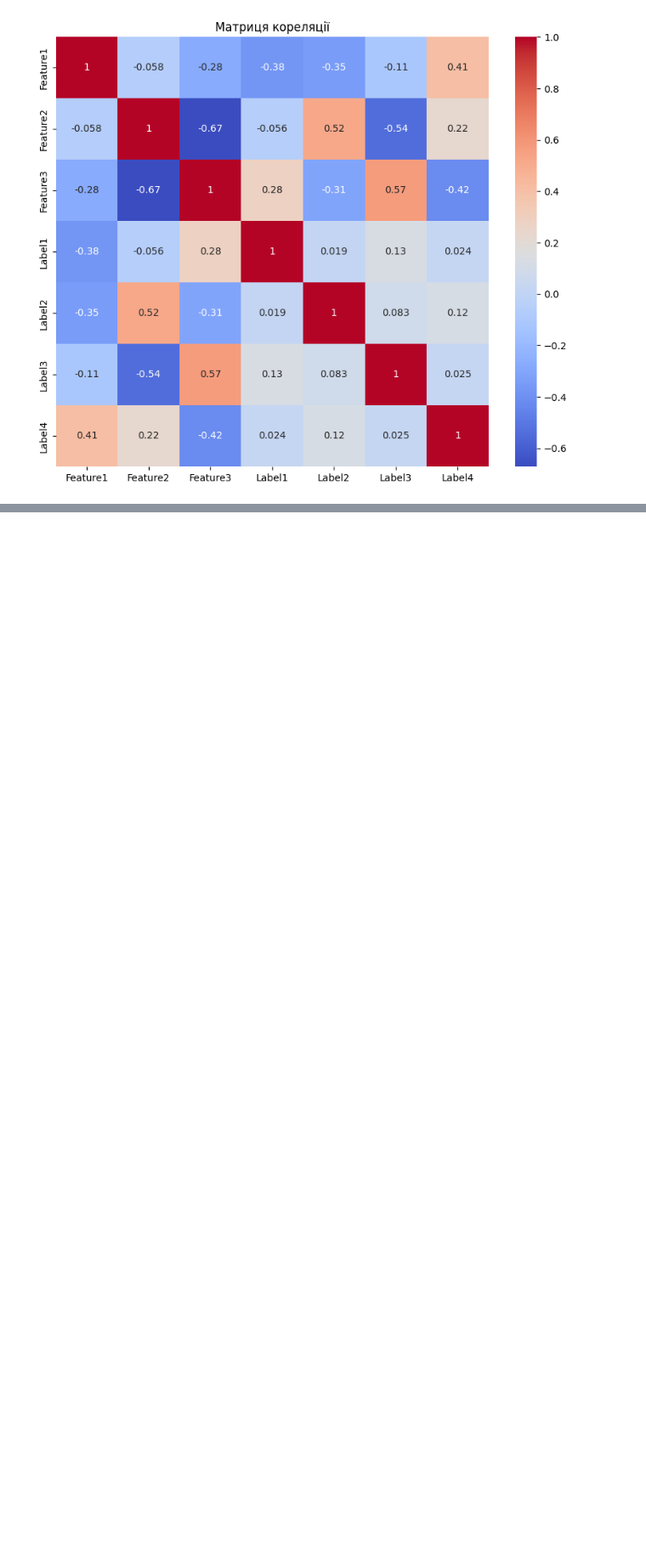
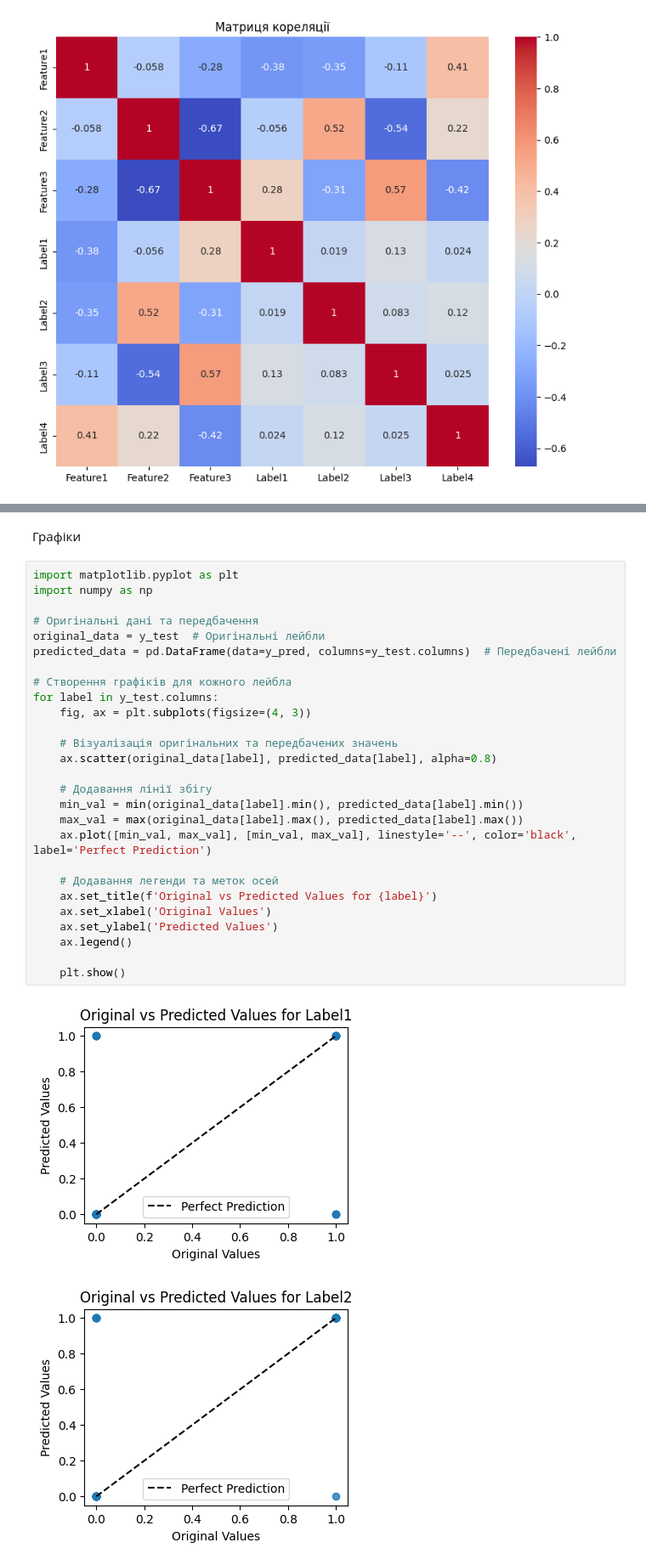
Before and after one commit to AnnaIvn/ml2023, a Jupyter notebook: Practices/Practice4/practice4.ipynb, the cells around one changed output, grey strips where cells are left out. Shown at 85% size. Cells and saved outputs as stored; diff of their text form; blank space fills up the shorter version.

```diff
--- a/Practices/Practice4/practice4.ipynb
+++ b/Practices/Practice4/practice4.ipynb
@@ -935,0 +1067,32 @@ F1 Score: 0.7153284671532847
+# %% [markdown]
+Графіки
+# %%
+import matplotlib.pyplot as plt
+import numpy as np
+
+# Оригінальні дані та передбачення
+original_data = y_test  # Оригінальні лейбли
+predicted_data = pd.DataFrame(data=y_pred, columns=y_test.columns)  # Передбачені лейбли
+
+# Створення графіків для кожного лейбла
+for label in y_test.columns:
+    fig, ax = plt.subplots(figsize=(4, 3))
+
+    # Візуалізація оригінальних та передбачених значень
+    ax.scatter(original_data[label], predicted_data[label], alpha=0.8)
+
+    # Додавання лінії збігу
+    min_val = min(original_data[label].min(), predicted_data[label].min())
+    max_val = max(original_data[label].max(), predicted_data[label].max())
+    ax.plot([min_val, max_val], [min_val, max_val], linestyle='--', color='black', label='Perfect Prediction')
+
+    # Додавання легенди та меток осей
+    ax.set_title(f'Original vs Predicted Values for {label}')
+    ax.set_xlabel('Original Values')
+    ax.set_ylabel('Predicted Values')
+    ax.legend()
+
+    plt.show()
+# %% [output]
+[figure, added]
+[figure, added]
```
Also changed, not shown: parts of 14 cells of this notebook.
